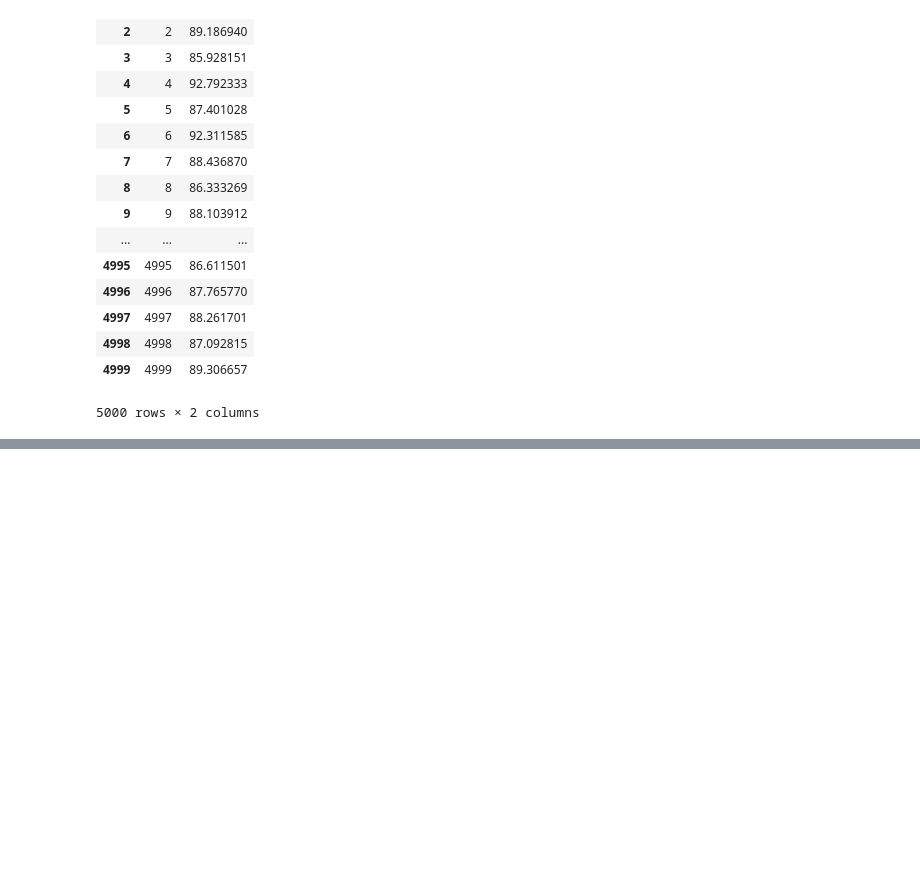
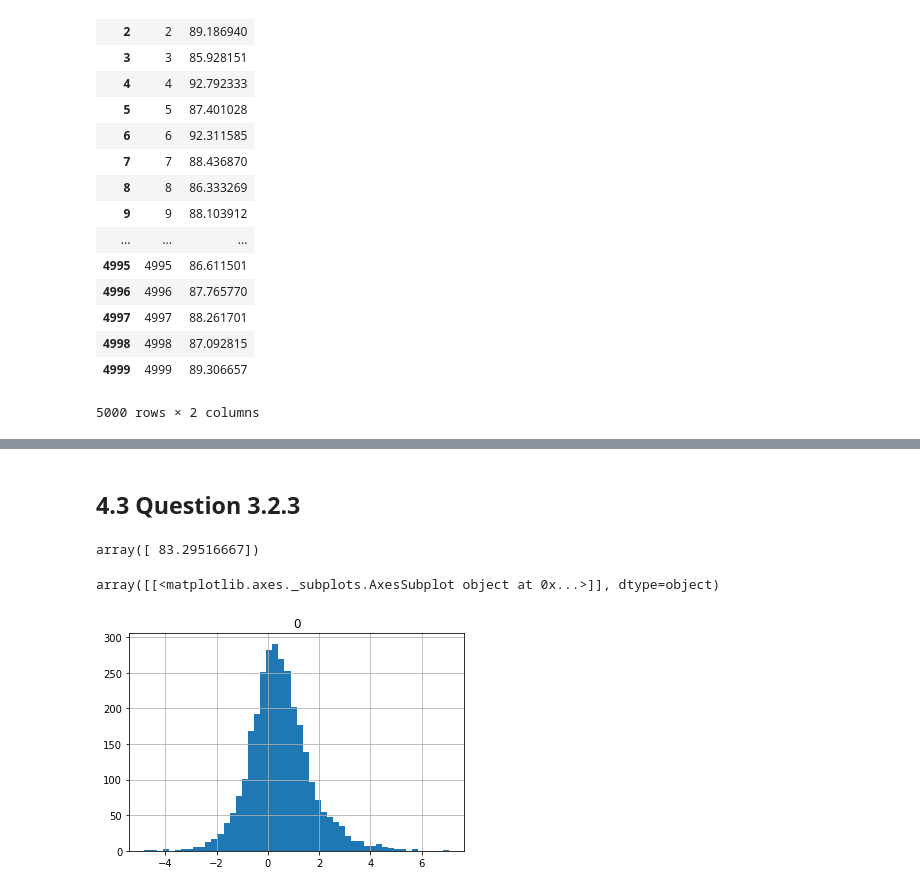
Before and after one commit to caitaozhan/CSE512-homework, a Jupyter notebook: hw2/RidgeRegression.ipynb, the cells around one changed output, grey strips where cells are left out. Cells and saved outputs as stored; diff of their text form; code cells hidden in the pictures; blank space fills up the shorter version.

```diff
--- a/hw2/RidgeRegression.ipynb
+++ b/hw2/RidgeRegression.ipynb
@@ -642,0 +739,23 @@ df_pred.to_csv('data/predTestLabels.csv ', header=True, index=False)
+# %% [markdown]
+## 4.3 Question 3.2.3
+# %%
+myridge = RidgeRegression()
+X = myridge.read_X('data/trainData.csv')
+y = myridge.read_y('data/trainLabels.csv')
+myridge.fit(X, y, 1.)
+# %%
+w_bar = list(myridge.w_bar)
+w_bar.pop()
+# %% [output]
+array([ 83.29516667])
+# %%
+w = []
+for i in w_bar:
+    w.append(i[0])
+# %%
+df_w = pd.DataFrame(w)
+# %%
+df_w.hist(bins=50)
+# %% [output]
+array([[<matplotlib.axes._subplots.AxesSubplot object at 0x...>]], dtype=object)
+[figure, added]
```
Also changed, not shown: parts of 59 cells of this notebook, 5 other files.
